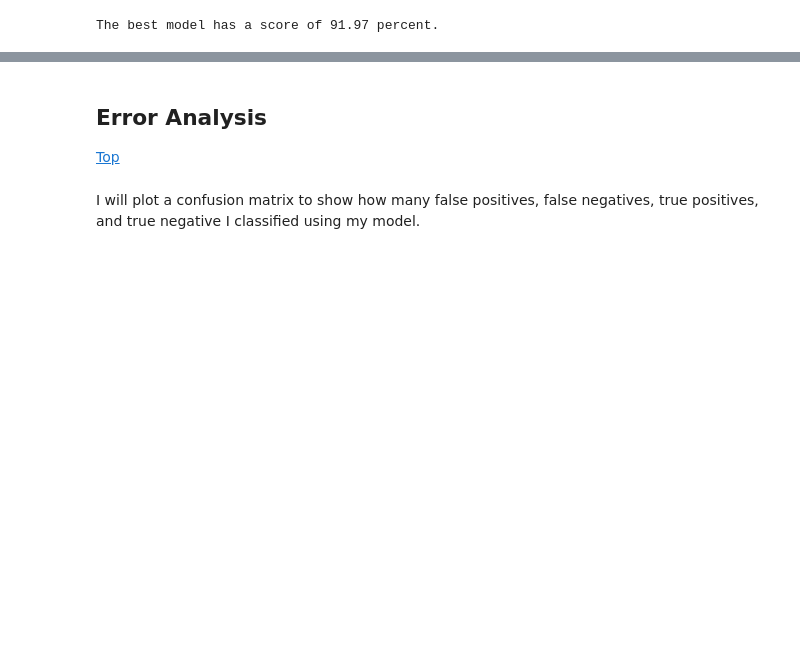
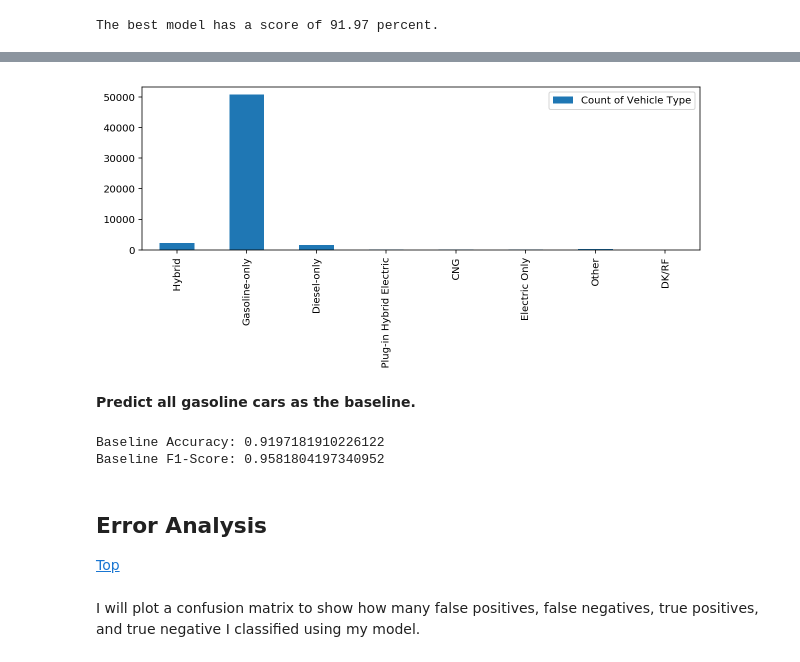
Before and after one commit to unakhat/caltravel, a Jupyter notebook: pipeline.ipynb, the cells around one changed output, grey strips where cells are left out. Drawn from its saved outputs; the diff is of its cells as text; code cells hidden in the pictures; blank space fills up the shorter version.

```diff
--- a/pipeline.ipynb
+++ b/pipeline.ipynb
@@ -431,0 +458,2 @@ The best model has a score of 91.97 percent.
+# %%
+df_dummy_veh_type = expand_veh_type(df_train_label)
@@ -432,3 +472,16 @@ The best model has a score of 91.97 percent.
+# %%
+pd.DataFrame(df_dummy_veh_type.sum(), columns=['Count of Vehicle Type']).plot(kind='bar', figsize=(10,3));
+# %% [output]
+[figure, added]
+# %% [markdown]
+**Predict all gasoline cars as the baseline.**
+# %%
+baseline_predictions = [2 for x in range(len(test_labels))]
+print('Baseline Accuracy: {}'.format(accuracy_score(baseline_predictions, test_labels)))
+print('Baseline F1-Score: {}'.format(f1_score(baseline_predictions, test_labels, average='weighted')))
+# %% [output]
+Baseline Accuracy: 0.9197181910226122
+Baseline F1-Score: 0.9581804197340952
 # %% [markdown]
 ## Error Analysis
 [Top](#Table-of-Contents)
```
Also changed, not shown: parts of 35 cells of this notebook, 1 other file.
